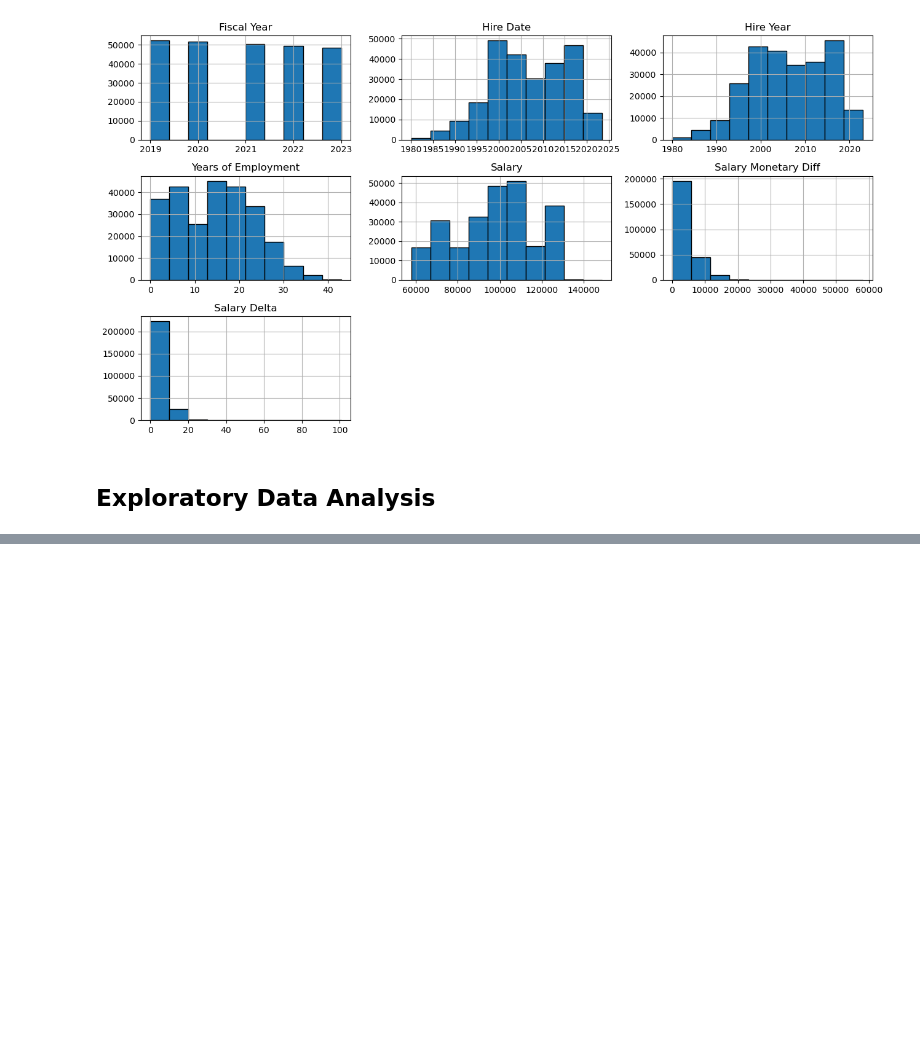
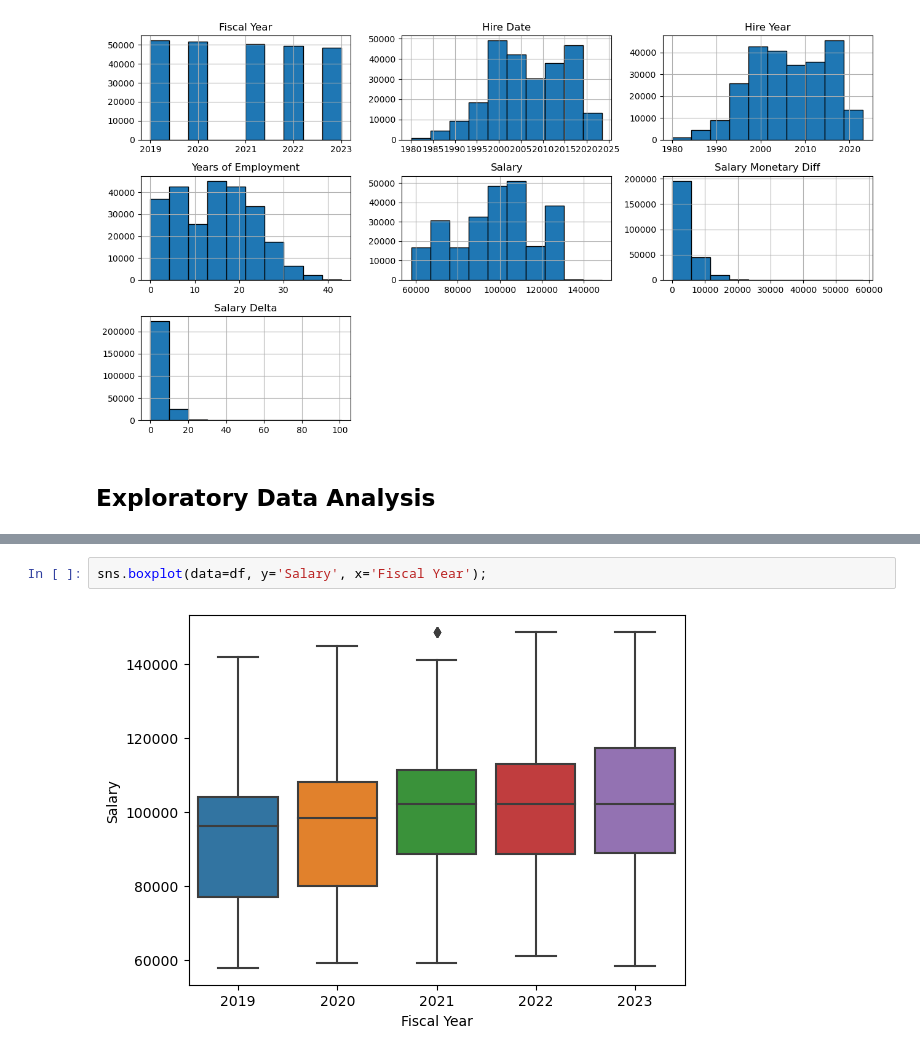
Before and after one commit to Anias-clo/Teacher_Payroll_Analysis, a Jupyter notebook: poc.ipynb, the cells around one changed output, grey strips where cells are left out. Drawn from its saved outputs; the diff is of its cells as text; blank space fills up the shorter version.

```diff
--- a/poc.ipynb
+++ b/poc.ipynb
@@ -96 +96,5 @@ categorical_cols = df.select_dtypes(exclude='number').columns.to_list()
+# %%
+sns.boxplot(data=df, y='Salary', x='Fiscal Year');
+# %% [output]
+[figure, added]
 # %%
```
Also changed, not shown: parts of 14 cells of this notebook, 3 other files.
